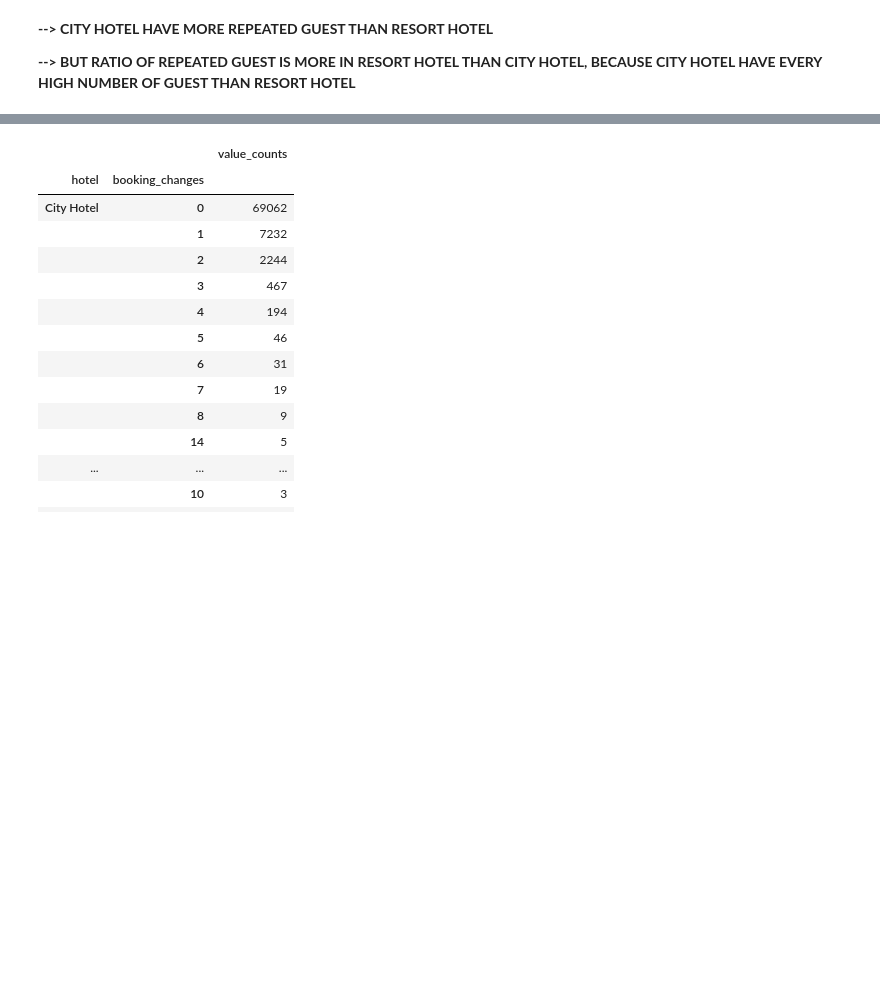
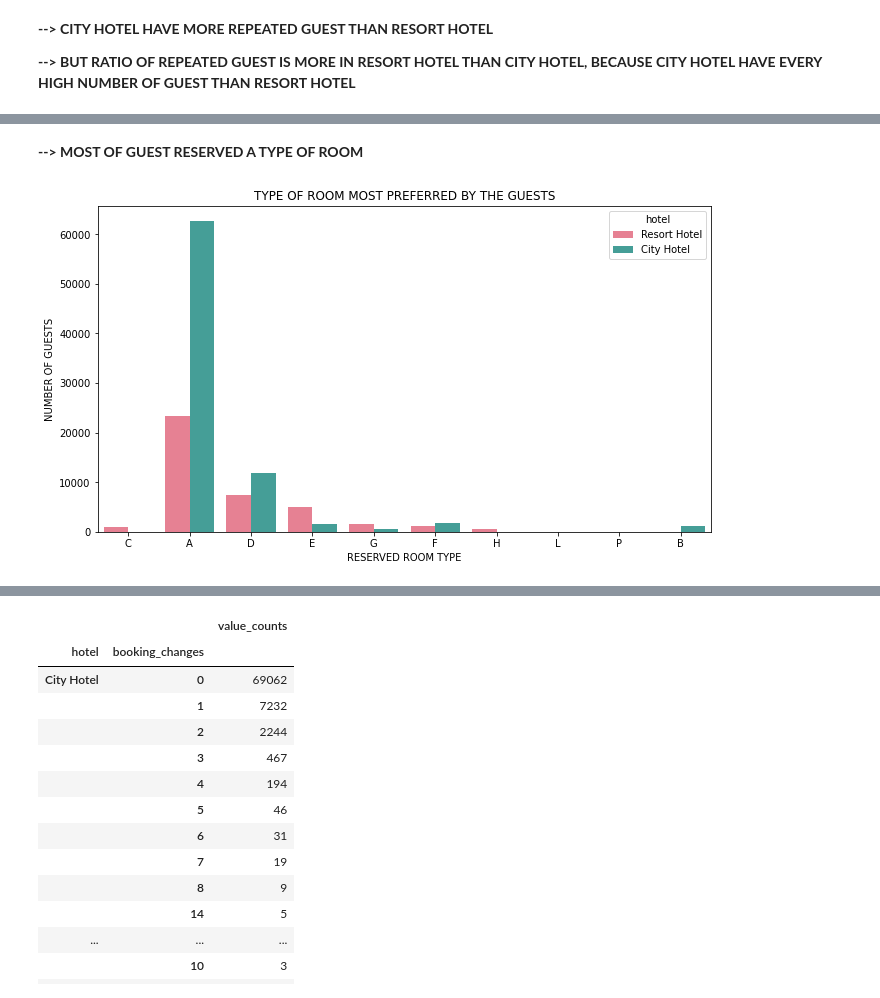
Before and after one commit to Viveksingh3105/Hotel-booking-Analysis--EDA, a Jupyter notebook: Hotel_Booking_Analysis_Capstone_Project.ipynb, the cells around one changed output, grey strips where cells are left out. Drawn from its saved outputs; the diff is of its cells as text; code cells hidden in the pictures; blank space fills up the shorter version.

```diff
--- a/Hotel_Booking_Analysis_Capstone_Project.ipynb
+++ b/Hotel_Booking_Analysis_Capstone_Project.ipynb
@@ -660,0 +708,13 @@ plt.show()
+# %% [markdown]
+**--> MOST OF GUEST RESERVED A TYPE OF ROOM**
+# %%
+# IN BOTH TYPE OF HOTEL TYPE OF ROOM MOST PREFERD BY GUESTS
+
+plt.figure(figsize = (11,6))
+sns.countplot("reserved_room_type",hue = "hotel", data= df, palette= "husl")
+plt.xlabel("RESERVED ROOM TYPE")
+plt.ylabel("NUMBER OF GUESTS")
+plt.title("TYPE OF ROOM MOST PREFERRED BY THE GUESTS")
+plt.show()
+# %% [output]
+[figure, added]
```
Also changed, not shown: parts of 43 cells of this notebook.
